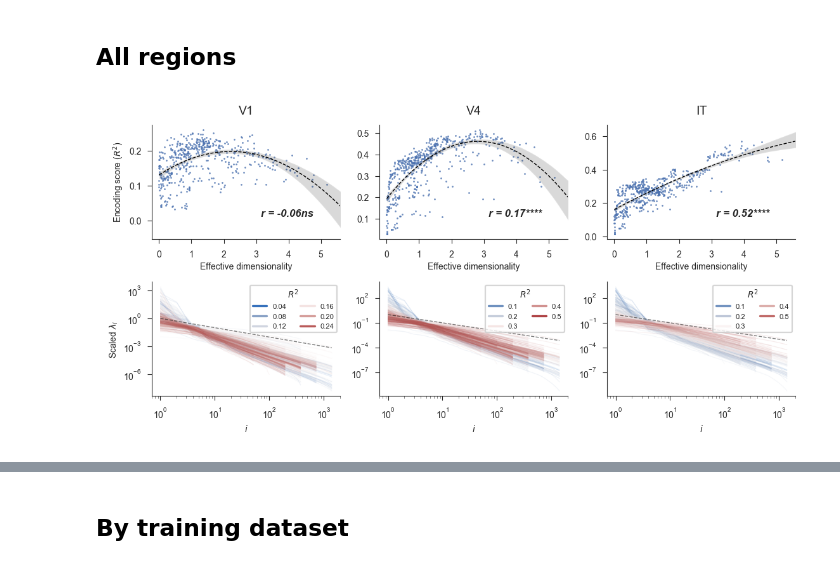
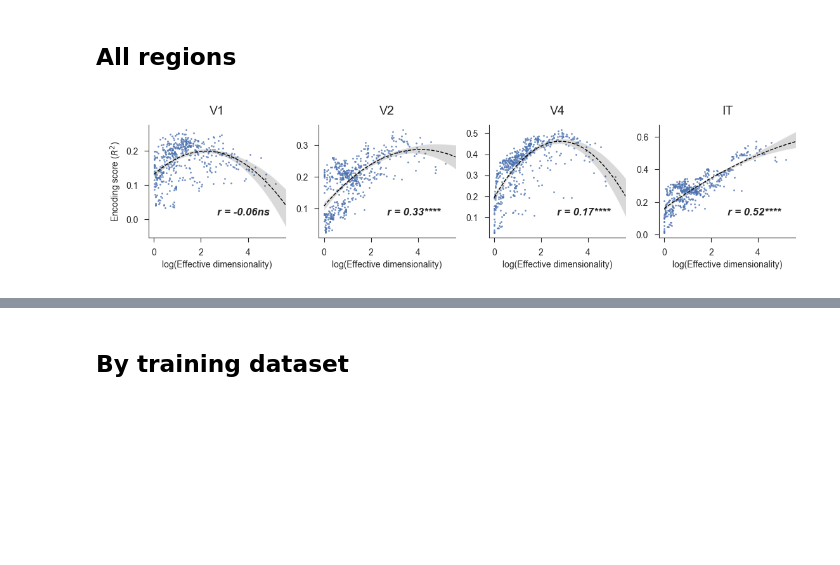
Before and after one commit to EricElmoznino/encoder_dimensionality, a Jupyter notebook: figures/manuscript/results.ipynb, the cells around one changed output, grey strips where cells are left out. Saved outputs shown, nothing was run; the diff lists cells and outputs as text; code cells hidden in the pictures; blank space fills up the shorter version.

```diff
--- a/figures/manuscript/results.ipynb
+++ b/figures/manuscript/results.ipynb
@@ -486,0 +487,20 @@ plt.show()
+# %%
+data = pd.read_csv(f'../../results/n-shot|dataset:imagenet21k|classifier:prototype|pooling:avg.csv')
+data = data[data.n_train == 5]
+data = data.drop([c for c in data.columns if c not in id_columns + ['MRR']], axis='columns')
+data = data.groupby(id_columns, as_index=False).mean()
+
+data = pd.merge(data,
+                pd.read_csv('../../results/encoding|benchmark:dicarlo.MajajHong2015.IT.public-pls|pooling:False.csv'),
+                on=id_columns)
+data.loc[:, 'layer'] = data['layer'].replace(tf_to_pt_layer_map)
+
+fig, ax = plt.subplots(figsize=(2.1, 2))
+
+sns.scatterplot(data=data, x='MRR', y='score',
+                alpha=0.7, s=4, linewidth=0, ax=ax)
+ax.set(xscale='log', xlabel='ImageNet21k classification (MRR)', ylabel=r'Encoding score ($R^2$)')
+annotate_corr(data, x='MRR', y='score', pos=(0.55, 0.2), ax=ax)
+
+plt.savefig('saved/results_classification-vs-encoding.png', dpi=300)
+plt.show()
@@ -822,70 +844,70 @@ plt.show()
 # %% [markdown]
 ## All regions
 # %%
-regions = ['V1', 'V4', 'IT']
+regions = ['V1', 'V2', 'V4', 'IT']
 dataset = 'imagenet'
 eigmetrics = pd.read_csv(f'../../results/eigmetrics|dataset:{dataset}|pooling:avg|grayscale:False.csv')
 eigspectra = pd.read_csv(f'../../results/eigspectra|dataset:{dataset}|pooling:avg|grayscale:False.csv')
 
-fig, axs = plt.subplots(2, len(regions), figsize=(5.5, 4 / len(regions) * 2))
+fig, axs = plt.subplots(1, len(regions), figsize=(5.5, 5.5 / len(regions)))
 
 for i, region in enumerate(regions):
-    if region == 'V1':
+    if region in ['V1', 'V2']:
         bench = f'movshon.FreemanZiemba2013.{region}.public-pls'
     else:
         bench = f'dicarlo.MajajHong2015.{region}.public-pls'
     bench = pd.read_csv(f'../../results/encoding|benchmark:{bench}|pooling:False.csv')
 
     # ED vs. encoding
     data = pd.merge(eigmetrics, bench, on=id_columns)
     data.loc[:, 'layer'] = data['layer'].replace(tf_to_pt_layer_map)
     data["logED"] = np.log(data["effective dimensionality"])
 
-    ax = axs[0, i]
+    ax = axs[i]
 
     ax.set_xlim(np.log(0.8), np.log(270))
     sns.regplot(data=data, x='logED', y='score',
                 logx=False, order=2,
                 scatter_kws={'alpha': 0.8, 's': 1, 'linewidth': 0},
                 line_kws={'color': 'black', 'linestyle': '--', 'linewidth': 0.5},
                 ax=ax)
     ax.set(title=region)
-    ax.set_xlabel('Effective dimensionality', fontsize=5)
+    ax.set_xlabel('log(Effective dimensionality)', fontsize=5)
     if i == 0:
         ax.set_ylabel(r'Encoding score ($R^2$)', fontsize=5)
     else:
         ax.set_ylabel(None)
-    annotate_corr(data, x='effective dimensionality', y='score', pos=(0.58, 0.2), ax=ax)
+    annotate_corr(data, x='effective dimensionality', y='score', pos=(0.5, 0.2), ax=ax)
 
     # Eigenspectra vs. encoding
-    data = pd.merge(eigspectra, bench, on=id_columns)
-    data["task"] = data["task"].fillna("None")
-    data['id'] = data[id_columns].sum(axis='columns')
+    # data = pd.merge(eigspectra, bench, on=id_columns)
+    # data["task"] = data["task"].fillna("None")
+    # data['id'] = data[id_columns].sum(axis='columns')
 
-    outlier = data.groupby(id_columns)['n'].transform(is_outlier)
-    data = data[~outlier]
+    # outlier = data.groupby(id_columns)['n'].transform(is_outlier)
+    # data = data[~outlier]
 
-    scaled_var = data.groupby(id_columns).apply(get_scaled_var)
-    scaled_var = scaled_var.reset_index(id_columns, drop=True)
-    data['scaled_variance'] = scaled_var
+    # scaled_var = data.groupby(id_columns).apply(get_scaled_var)
+    # scaled_var = scaled_var.reset_index(id_columns, drop=True)
+    # data['scaled_variance'] = scaled_var
 
-    ax = axs[1, i]
+    # ax = axs[1, i]
 
-    sns.lineplot(data=data, x='n', y='scaled_variance', hue='score',
-                 units='id', alpha=0.1, linewidth=0.4, estimator=None,
-                 palette=sns.color_palette('vlag', as_cmap=True), ax=ax)
-    ax.plot([1, data.n.max()], [1, 1 / data.n.max()], linestyle='--', color='black', alpha=0.5, linewidth=0.5)
-    ax.set(xscale='log', yscale='log')
-    ax.set_xlabel(r'$i$', fontsize=5)
-    if i == 0:
-        ax.set_ylabel(r'Scaled $\lambda_i$', fontsize=5)
-    else:
-        ax.set_ylabel(None)
+    # sns.lineplot(data=data, x='n', y='scaled_variance', hue='score',
+    #              units='id', alpha=0.1, linewidth=0.4, estimator=None,
+    #              palette=sns.color_palette('vlag', as_cmap=True), ax=ax)
+    # ax.plot([1, data.n.max()], [1, 1 / data.n.max()], linestyle='--', color='black', alpha=0.5, linewidth=0.5)
+    # ax.set(xscale='log', yscale='log')
+    # ax.set_xlabel(r'$i$', fontsize=5)
+    # if i == 0:
+    #     ax.set_ylabel(r'Scaled $\lambda_i$', fontsize=5)
+    # else:
+    #     ax.set_ylabel(None)
 
-    ax.legend(title=r'$R^2$', loc='upper right', fontsize=4, title_fontsize=5, ncol=2)
+    # ax.legend(title=r'$R^2$', loc='upper right', fontsize=4, title_fontsize=5, ncol=2)
 
 plt.savefig('saved/appendix_allregions-neurophysiology.png', dpi=300)
 plt.show()
 # %% [output]
-[figure, old version]
+[figure, new version]
 # %%
```
Also changed, not shown: parts of 5 cells of this notebook, 12 other files.
